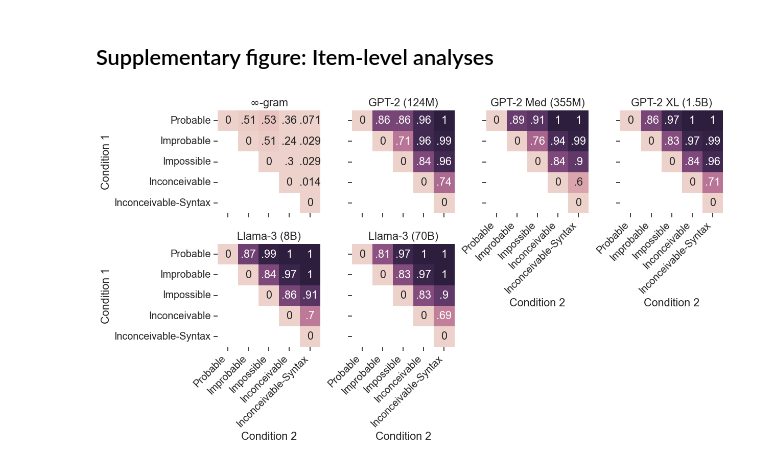
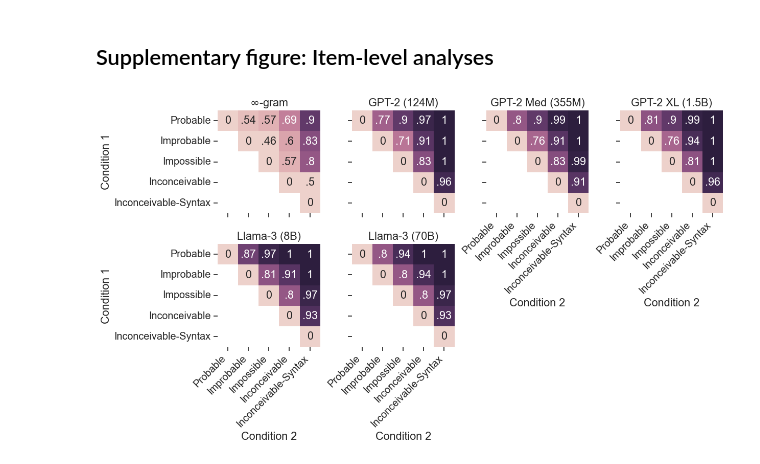
Before and after one commit to jennhu/shades-of-zero, a Jupyter notebook: analysis/figures.ipynb, the cells around one changed output. Cells and saved outputs as stored; diff of their text form; code cells hidden in the pictures.

Commit message:
Small tweaks to figures

```diff
--- a/analysis/figures.ipynb
+++ b/analysis/figures.ipynb
@@ -56,6 +56,7 @@ COND_PAL = {
     "impossible": darkorange,
     "inconceivable": darkred,
     "inconceivable_syntactic": lightred,
+    "nonsense": darkred
 }
 
 NGRAM_DIR = "../data/exp3_model_surprisal/infinigram"
@@ -745,7 +798,7 @@ See the caveats in the documentation: https://pandas.pydata.org/pandas-docs/stab
 # %% [markdown]
 ## Supplementary figure: Item-level analyses
 # %%
-def compute_item_level_scores(df):
+def compute_item_level_scores(df, metric="mean"):
     data = []
     for model in df.model.unique():
         m_df = df[df.model==model].set_index(["item_id"])
@@ -760,8 +813,8 @@ def compute_item_level_scores(df):
                 res["cond2_label"] = cond2_label
                 comparison_name = f"{cond1_label} < {cond2_label}"
                 comparison_val = (
-                    rows.loc[cond1].continuation_sum_surprisal <
-                    rows.loc[cond2].continuation_sum_surprisal
+                    rows.loc[cond1][f"continuation_{metric}_surprisal"] <
+                    rows.loc[cond2][f"continuation_{metric}_surprisal"]
                 )
                 res["comparison"] = comparison_name
                 res["comparison_outcome"] = comparison_val
@@ -781,7 +834,7 @@ def get_heatmap_data(df):
         mats[model] = mat
     return mats
 
-within_item_comparison = compute_item_level_scores(full_model_df)
+within_item_comparison = compute_item_level_scores(full_model_df, metric="mean")
 heatmap_data = get_heatmap_data(within_item_comparison)
 
 fig, axes = plt.subplots(nrows=2, ncols=4, sharey=False, sharex=False)
@@ -808,31 +861,31 @@ for flat_idx, model in enumerate(MODELS):
         data=mat,
         mask=mask,
         vmin=0.5,
         vmax=1,
         cmap=pal,
         annot=annot,
         fmt="",
         cbar=False,
         square=True
     )
     ax.set_title(PRETTY_MODELS[flat_idx])
     ax.set_xticks([0.5+x for x in range(len(PRETTY_CONDS))])
     if i == 1 or (i==0 and j>1):
         ax.set_xticklabels(PRETTY_CONDS, rotation=45, ha="right")
         ax.set_xlabel("Condition 2")
     else:
         ax.set_xticklabels([])
     if j == 0:
         ax.set_yticklabels(PRETTY_CONDS, rotation=0)
         ax.set_ylabel("Condition 1")
     else:
         ax.set_yticklabels([])
 
 axes[1][2].set_visible(False)
 axes[1][3].set_visible(False)
 
 plt.subplots_adjust(wspace=0.2, hspace=0.3)
 plt.gcf().set_size_inches(13,6)
 render("appendix_exp3_item_level_surprisal_comparison_heatmap.pdf")
 # %% [output]
-[figure, old version]
+[figure, new version]
```
Also changed, not shown: parts of 6 cells of this notebook, 14 other files.
